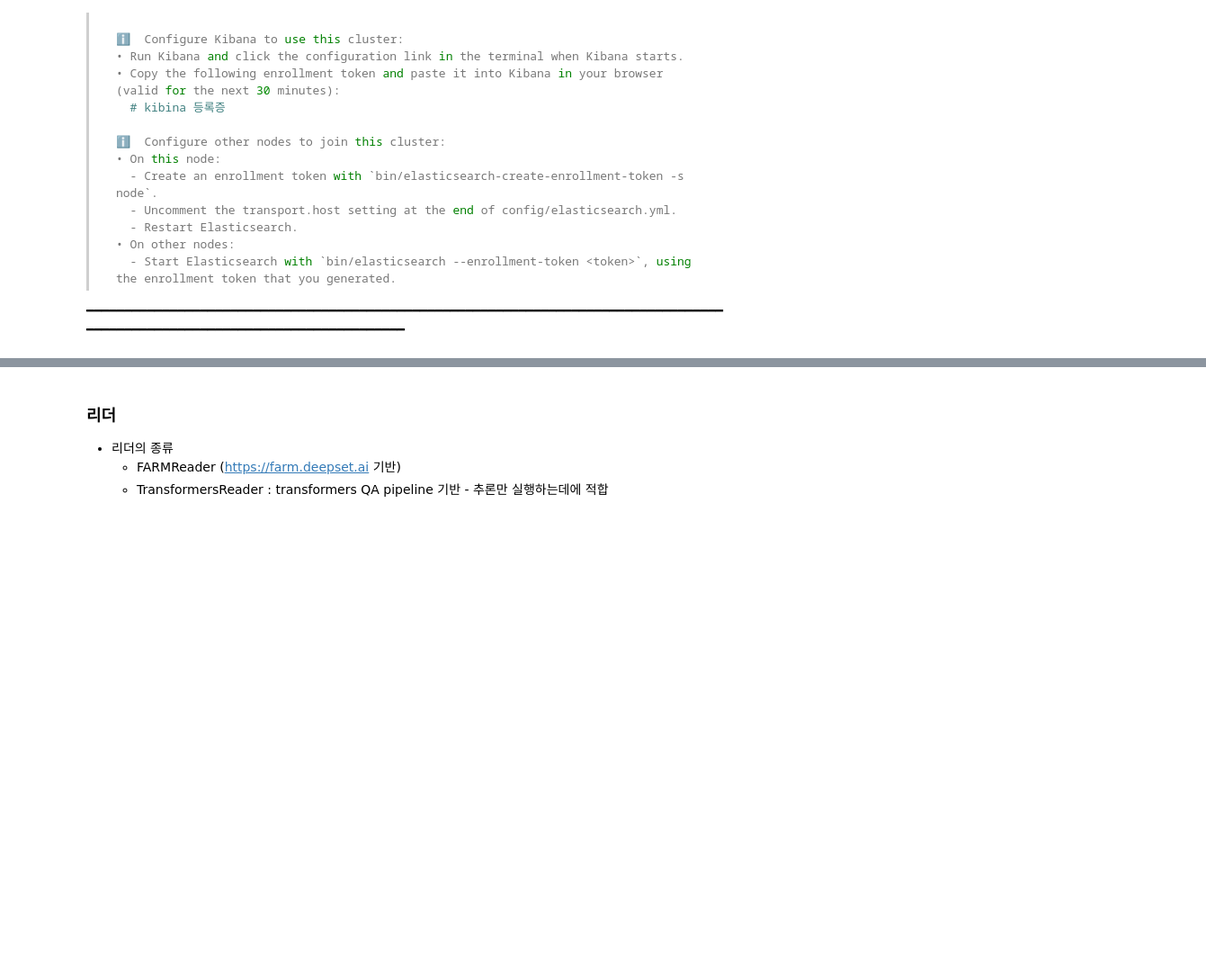
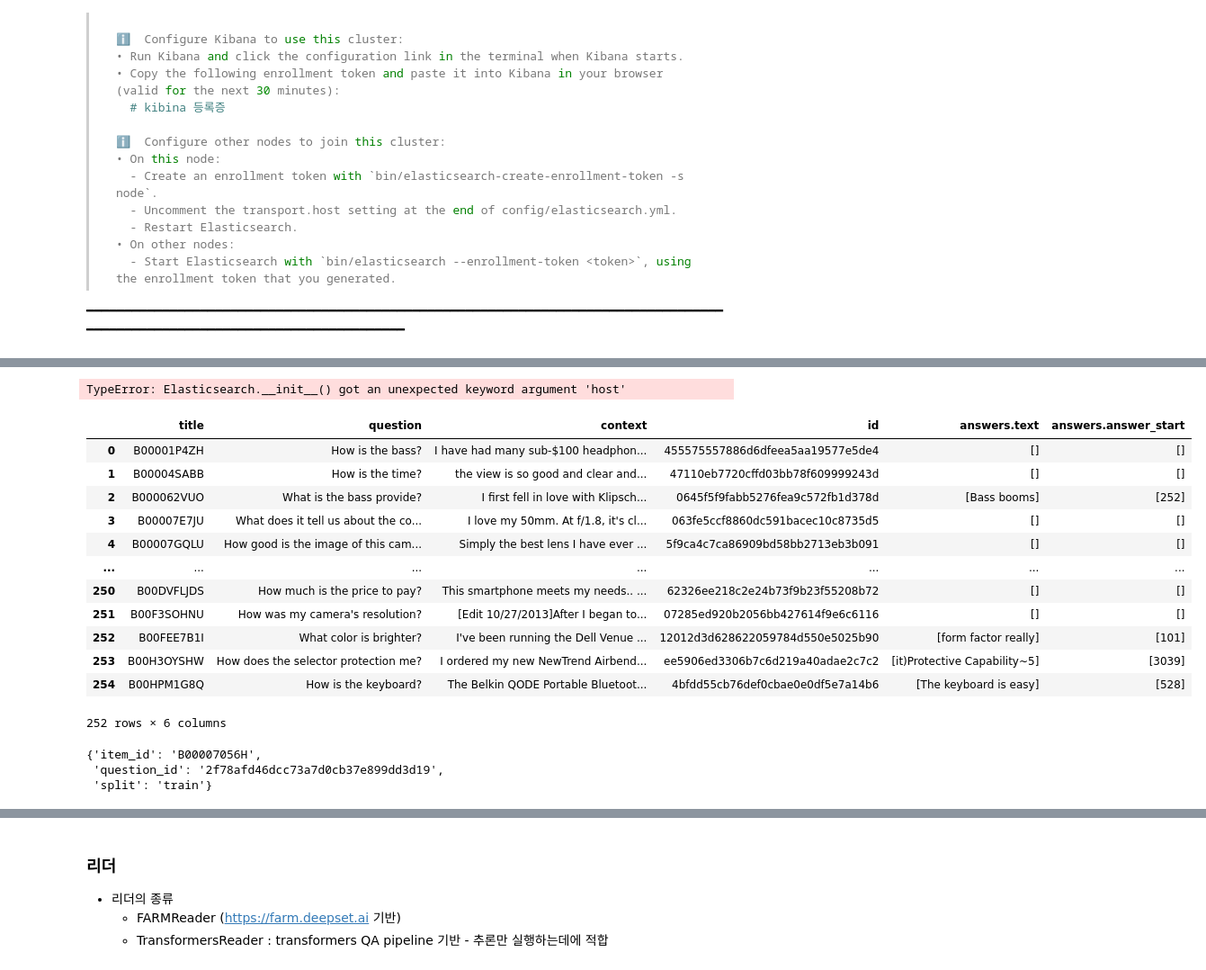
Before and after one commit to tommyjin2894/ai_study_transformer, a Jupyter notebook: 07_QA.ipynb, the cells around one changed output, grey strips where cells are left out. Shown at 90% size. Cells and saved outputs as stored; diff of their text form; code cells hidden in the pictures; blank space fills up the shorter version.

```diff
--- a/07_QA.ipynb
+++ b/07_QA.ipynb
@@ -478,16 +439,32 @@ for split, df in sub_elec_all.items():
     docs = []
     for idx_name, row in df.drop_duplicates(subset="context").iterrows():
         doc_ = Document(
+            id = row["title"],
             content = row["context"],
-            id = f"{split}_{idx_name}",
             meta = {"item_id":row["title"],
                     "question_id":row["id"],
-                    "question":row["question"],
-                    "answers":row["answers.text"],
                     "split":split}
         )
         docs.append(doc_)
     document_store.write_documents(docs)
+# %% [output]
+TypeError: Elasticsearch.__init__() got an unexpected keyword argument 'host'
+# %%
+df.drop_duplicates(subset="context")
+# %% [output]
+|  | title | question | context | id | answers.text | answers.answer_start |
+| 0 | B00001P4ZH | How is the bass? | I have had many sub-$100 headphon... | 455575557886d6dfeea5aa19577e5de4 | [] | [] |
+| 1 | B00004SABB | How is the time? | the view is so good and clear and... | 47110eb7720cffd03bb78f609999243d | [] | [] |
+| 2 | B000062VUO | What is the bass provide? | I first fell in love with Klipsch... | 0645f5f9fabb5276fea9c572fb1d378d | [Bass booms] | [252] |
+| 3 | B00007E7JU | What does it tell us about the co... | I love my 50mm. At f/1.8, it's cl... | 063fe5ccf8860dc591bacec10c8735d5 | [] | [] |
+| 4 | B00007GQLU | How good is the image of this cam... | Simply the best lens I have ever ... | 5f9ca4c7ca86909bd58bb2713eb3b091 | [] | [] |
+| ... | ... | ... | ... | ... | ... | ... |
+| 250 | B00DVFLJDS | How much is the price to pay? | This smartphone meets my needs.. ... | 62326ee218c2e24b73f9b23f55208b72 | [] | [] |
+| 251 | B00F3SOHNU | How was my camera's resolution? | [Edit 10/27/2013]After I began to... | 07285ed920b2056bb427614f9e6c6116 | [] | [] |
+| 252 | B00FEE7B1I | What color is brighter? | I've been running the Dell Venue ... | 12012d3d628622059784d550e5025b90 | [form factor really] | [101] |
+| 253 | B00H3OYSHW | How does the selector protection me? | I ordered my new NewTrend Airbend... | ee5906ed3306b7c6d219a40adae2c7c2 | [it)Protective Capability~5] | [3039] |
+| 254 | B00HPM1G8Q | How is the keyboard? | The Belkin QODE Portable Bluetoot... | 4bfdd55cb76def0cbae0e0df5e7a14b6 | [The keyboard is easy] | [528] |
+252 rows × 6 columns
 # %%
 from haystack.nodes import EmbeddingRetriever
 
@@ -495,4 +472,10 @@ es_retriever = EmbeddingRetriever(document_store=document_store,
                                   embedding_model="deepset/minilm-uncased-squad2")
 
 document_store.update_embeddings(es_retriever) # 문서의 임베딩화
+# %%
+document_store.get_all_documents()[5].meta
+# %% [output]
+{'item_id': 'B00007056H',
+ 'question_id': '2f78afd46dcc73a7d0cb37e899dd3d19',
+ 'split': 'train'}
 # %%
```
Also changed, not shown: parts of 14 cells of this notebook, 1 other file.
